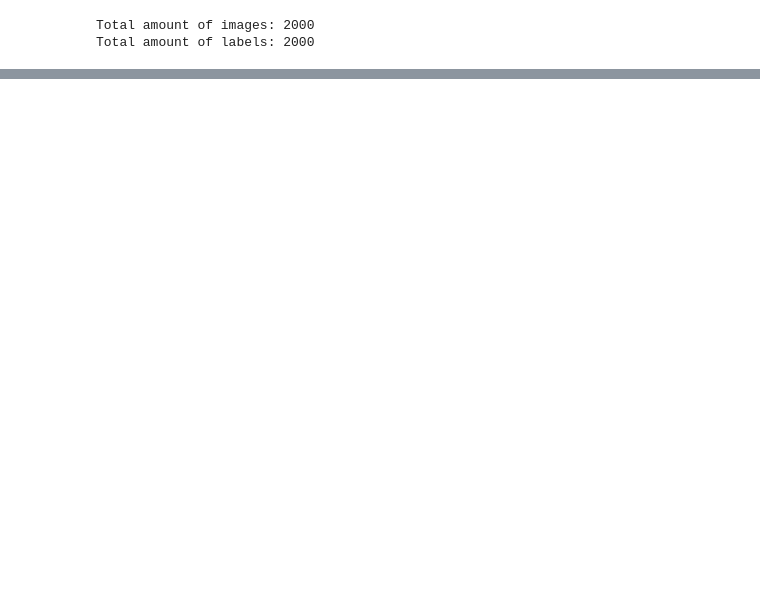
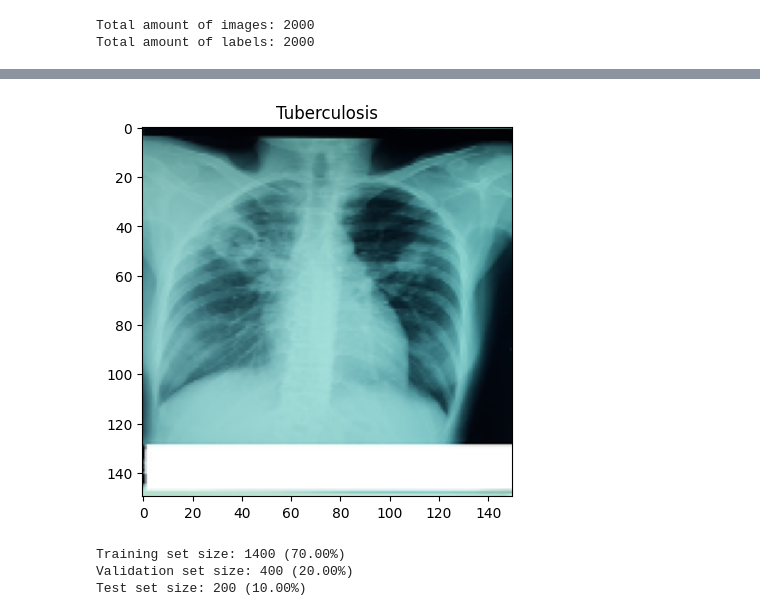
Before and after one commit to Natndez/LungDisease-CNN-Diagnosis, a Jupyter notebook: model.ipynb, the cells around one changed output, grey strips where cells are left out. Saved outputs shown, nothing was run; the diff lists cells and outputs as text; code cells hidden in the pictures; blank space fills up the shorter version.

```diff
--- a/model.ipynb
+++ b/model.ipynb
@@ -97,0 +95,43 @@ plt.show()
+# %%
+# Shuffle the data:
+indices = np.random.permutation(len(all_images))
+
+shuffled_images = np.array(all_images)[indices]
+shuffled_labels = np.array(all_labels)[indices]
+# %%
+# Displaying a random image and its label (post-shuffle)
+index = 500
+
+plt.imshow(shuffled_images[index])
+plt.title("Covid" if shuffled_labels[index] == 3.0 else "Pneumonia" if shuffled_labels[index] == 2.0 else "Tuberculosis" if shuffled_labels[index] == 1.0 else "Healthy" )
+
+plt.show()
+# %% [output]
+[figure, added]
+# %%
+# Splitting data into train, test, and validation
+
+# Training set and remaining data ( will be validation + test data)
+X_train, X_rem, y_train, y_rem = train_test_split(
+    shuffled_images,
+    shuffled_labels,
+    test_size=0.3,  # 30% of the dataset goes to Validation + Test
+    random_state=42,
+)
+
+# Second split: Validation and Test from the Remaining data
+X_val, X_test, y_val, y_test = train_test_split(
+    X_rem,
+    y_rem,
+    test_size=1/3,  # 1/3 of the remaining ()
+    random_state=42,
+)
+
+# Printing sizes
+print(f"Training set size: {len(X_train)} ({len(X_train)/len(shuffled_images)*100:.2f}%)")
+print(f"Validation set size: {len(X_val)} ({len(X_val)/len(shuffled_images)*100:.2f}%)")
+print(f"Test set size: {len(X_test)} ({len(X_test)/len(shuffled_images)*100:.2f}%)")
+# %% [output]
+Training set size: 1400 (70.00%)
+Validation set size: 400 (20.00%)
+Test set size: 200 (10.00%)
```
Also changed, not shown: parts of 12 cells of this notebook, 1 other file.
